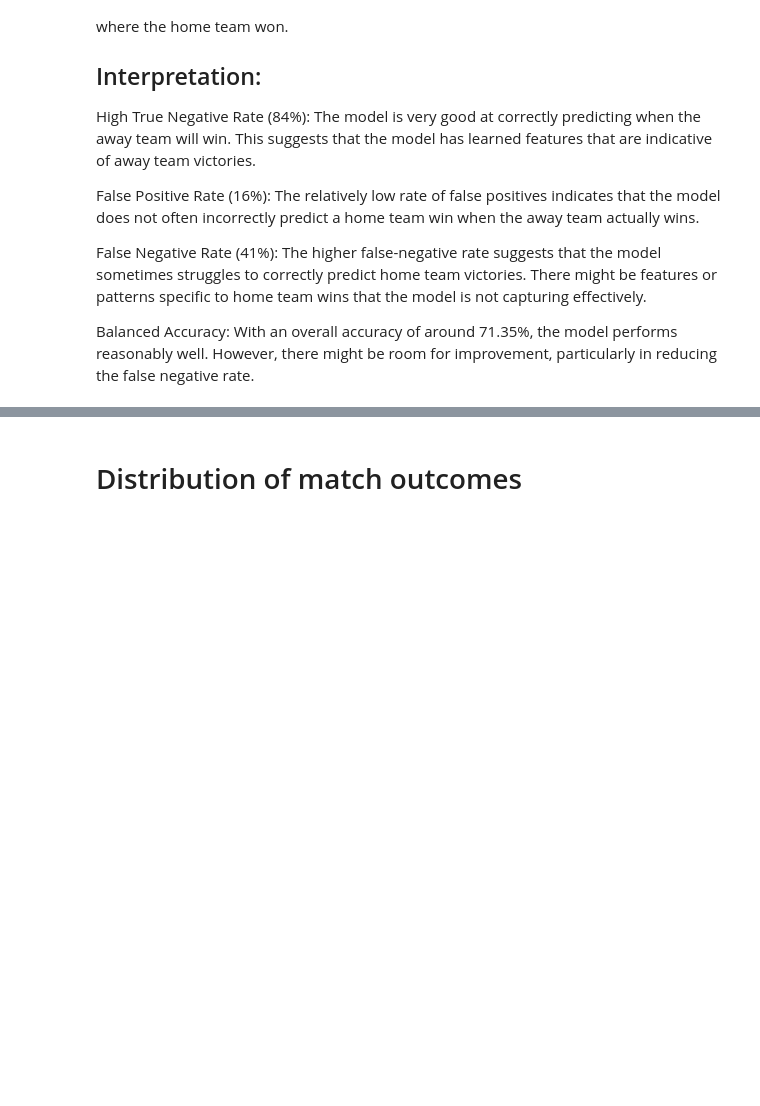
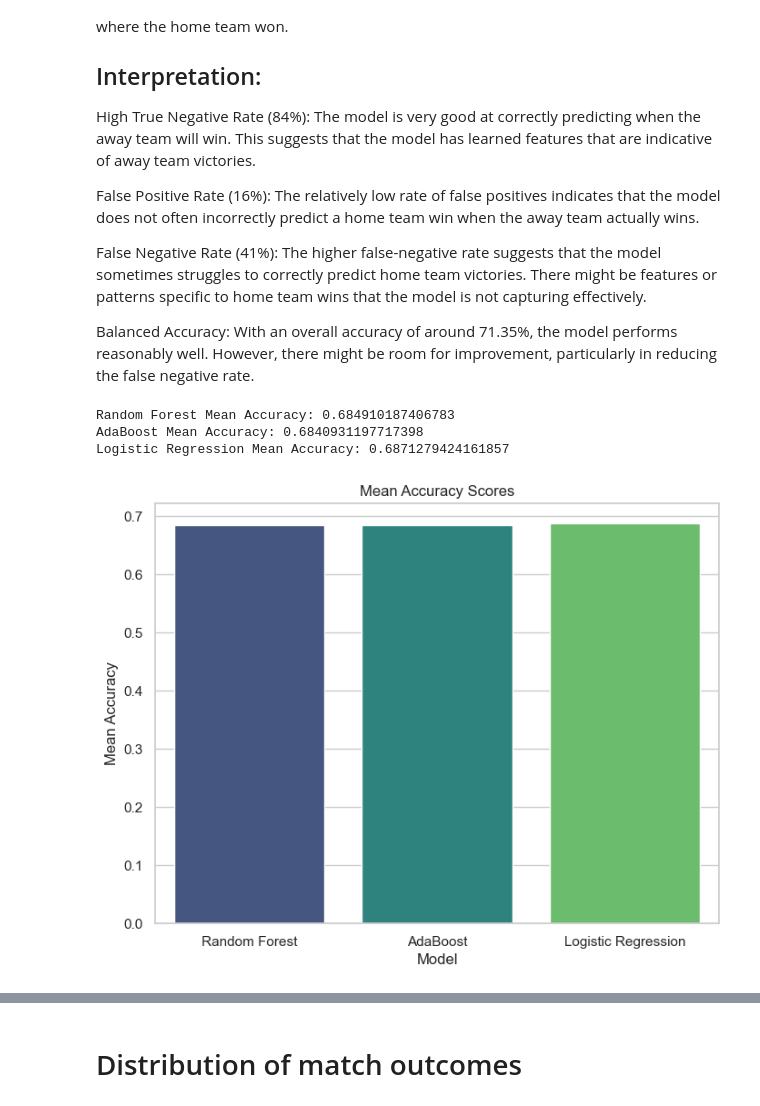
Before and after one commit to edenede2/MLcourse, a Jupyter notebook: a2/sectionA.ipynb, the cells around one changed output, grey strips where cells are left out. Cells and saved outputs as stored; diff of their text form; code cells hidden in the pictures; blank space fills up the shorter version.

```diff
--- a/a2/sectionA.ipynb
+++ b/a2/sectionA.ipynb
@@ -1372,3 +1372,83 @@ False Positive Rate (16%): The relatively low rate of false positives indicates
 False Negative Rate (41%): The higher false-negative rate suggests that the model sometimes struggles to correctly predict home team victories. There might be features or patterns specific to home team wins that the model is not capturing effectively.
 
 Balanced Accuracy: With an overall accuracy of around 71.35%, the model performs reasonably well. However, there might be room for improvement, particularly in reducing the false negative rate.
+# %%
+# Cross-validation
+from sklearn.model_selection import cross_val_score
+
+# Initialize the models (Random Forest, AdaBoost, Logistic Regression)
+RFmodel = RandomForestClassifier(n_estimators=100, max_depth=10)
+AdaBoostmodel = AdaBoostClassifier(base_estimator=DecisionTreeClassifier(), n_estimators=100)
+LRmodel = LogisticRegression()
+
+# Perform cross-validation
+RF_scores = cross_val_score(RFmodel, X, y, cv=5)
+AdaBoost_scores = cross_val_score(AdaBoostmodel, X, y, cv=5)
+LR_scores = cross_val_score(LRmodel, X, y, cv=5)
+
+# Calculate the mean accuracy for each model
+RF_mean_accuracy = RF_scores.mean()
+AdaBoost_mean_accuracy = AdaBoost_scores.mean()
+LR_mean_accuracy = LR_scores.mean()
+
+print(f'Random Forest Mean Accuracy: {RF_mean_accuracy}')
+print(f'AdaBoost Mean Accuracy: {AdaBoost_mean_accuracy}')
+print(f'Logistic Regression Mean Accuracy: {LR_mean_accuracy}')
+
+# Plot the accuracy scores
+plt.figure(figsize=(8, 6))
+
+sns.barplot(x=['Random Forest', 'AdaBoost', 'Logistic Regression'], y=[RF_mean_accuracy, AdaBoost_mean_accuracy, LR_mean_accuracy], palette='viridis')
+plt.title('Mean Accuracy Scores')
+plt.xlabel('Model')
+plt.ylabel('Mean Accuracy')
+plt.show()
+
+# Create a confusion matrix for the models
+from sklearn.model_selection import cross_val_predict
+
+# Perform cross-validation
+RF_predictions = cross_val_predict(RFmodel, X, y, cv=5)
+AdaBoost_predictions = cross_val_predict(AdaBoostmodel, X, y, cv=5)
+LR_predictions = cross_val_predict(LRmodel, X, y, cv=5)
+
+# Generate the confusion matrix for each model
+RF_conf_matrix = confusion_matrix(y, RF_predictions)
+AdaBoost_conf_matrix = confusion_matrix(y, AdaBoost_predictions)
+LR_conf_matrix = confusion_matrix(y, LR_predictions)
+
+# Convert the confusion matrix values to percentages
+RF_conf_matrix = RF_conf_matrix / RF_conf_matrix.sum(axis=1)[:, np.newaxis]
+AdaBoost_conf_matrix = AdaBoost_conf_matrix / AdaBoost_conf_matrix.sum(axis=1)[:, np.newaxis]
+LR_conf_matrix = LR_conf_matrix / LR_conf_matrix.sum(axis=1)[:, np.newaxis]
+
+display(RF_conf_matrix)
+display(AdaBoost_conf_matrix)
+display(LR_conf_matrix)
+
+# Plot the confusion matrix for each model
+plt.figure(figsize=(8, 6))
+sns.heatmap(RF_conf_matrix, annot=True, cmap='viridis', xticklabels=['Away Team Won', 'Home Team Won'], yticklabels=['Away Team Won', 'Home Team Won'])
+plt.title('Random Forest Confusion Matrix')
+plt.xlabel('Predicted')
+plt.ylabel('Actual')
+plt.show()
+
+plt.figure(figsize=(8, 6))
+sns.heatmap(AdaBoost_conf_matrix, annot=True, cmap='viridis', xticklabels=['Away Team Won', 'Home Team Won'], yticklabels=['Away Team Won', 'Home Team Won'])
+plt.title('AdaBoost Confusion Matrix')
+plt.xlabel('Predicted')
+plt.ylabel('Actual')
+plt.show()
+
+plt.figure(figsize=(8, 6))
+sns.heatmap(LR_conf_matrix, annot=True, cmap='viridis', xticklabels=['Away Team Won', 'Home Team Won'], yticklabels=['Away Team Won', 'Home Team Won'])
+plt.title('Logistic Regression Confusion Matrix')
+plt.xlabel('Predicted')
+plt.ylabel('Actual')
+plt.show()
+# %% [output]
+Random Forest Mean Accuracy: 0.684910187406783
+AdaBoost Mean Accuracy: 0.6840931197717398
+Logistic Regression Mean Accuracy: 0.6871279424161857
+[figure, added]
```
Also changed, not shown: parts of 2 cells of this notebook.
